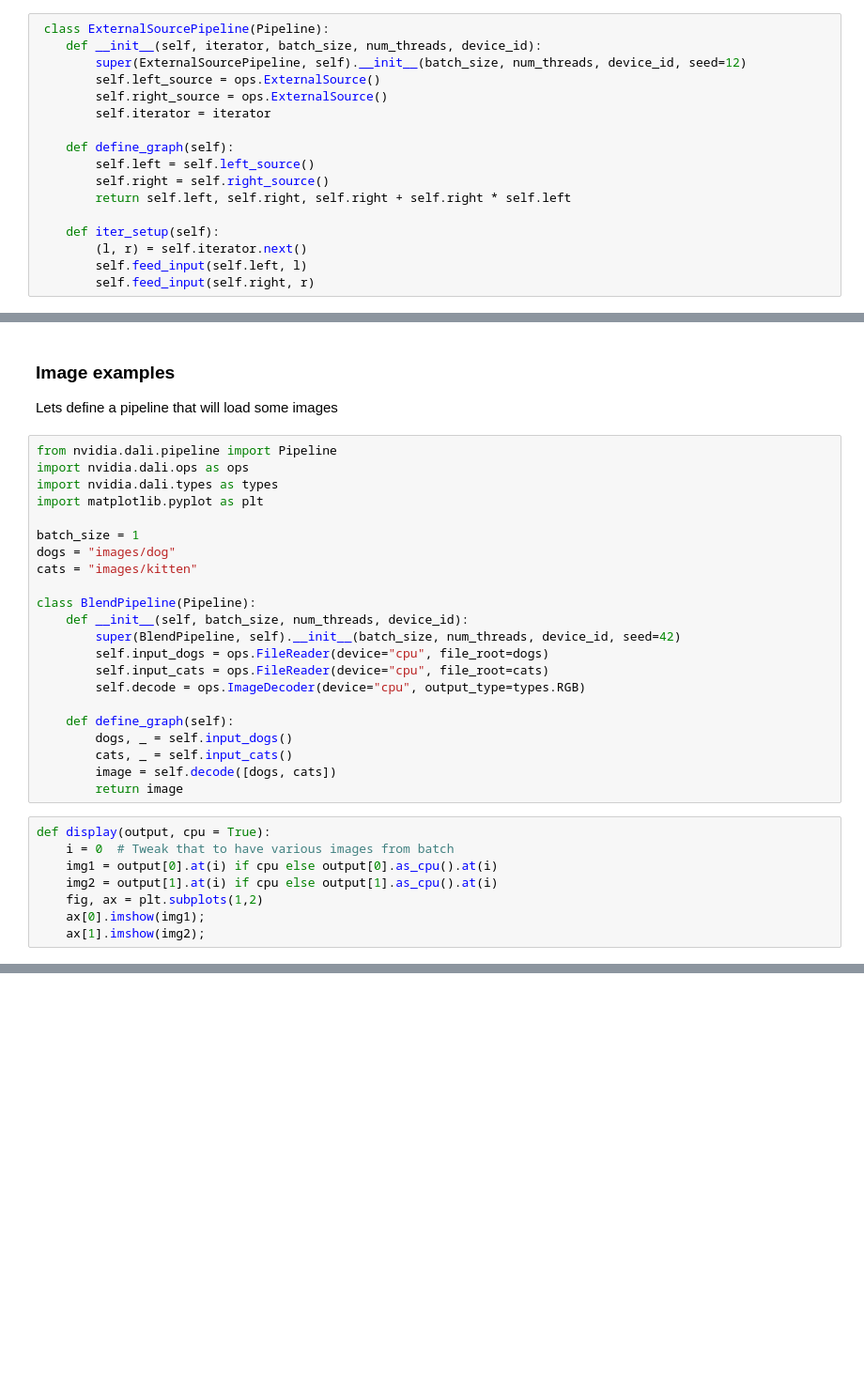
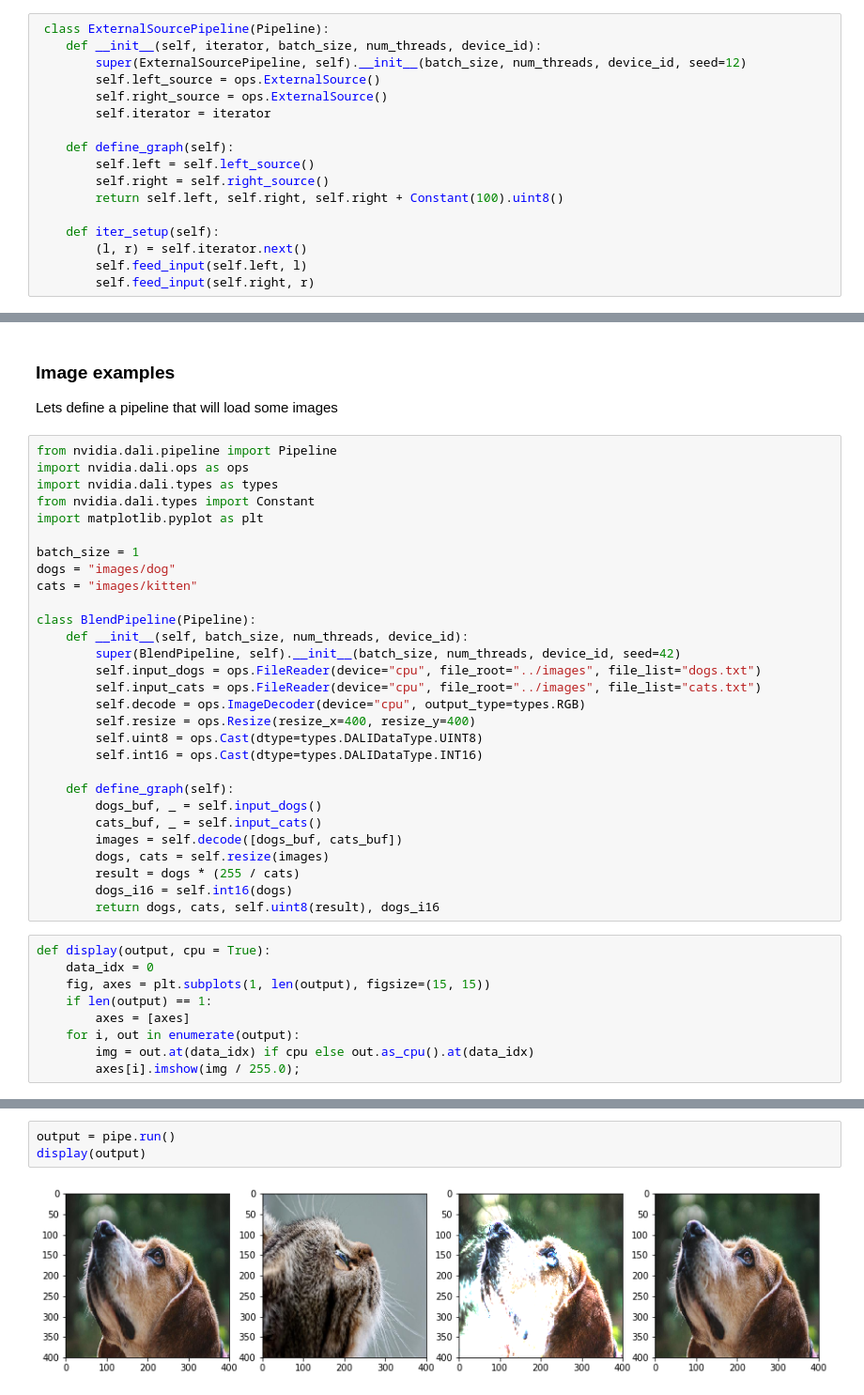
Before and after one commit to klecki/DALI, a Jupyter notebook: docs/examples/expressions/expressions.ipynb, the cells around one changed output, grey strips where cells are left out. Shown: that part at 94% size. Drawn from its saved outputs; the diff is of its cells as text; blank space fills up the shorter version.

Commit message:
WIP
Signed-off-by: Krzysztof Lecki <klecki@nvidia.com>

```diff
--- a/docs/examples/expressions/expressions.ipynb
+++ b/docs/examples/expressions/expressions.ipynb
@@ -78,7 +80,7 @@ Here we return both of the inputs and the result of `self.right + self.right * s
     def define_graph(self):
         self.left = self.left_source()
         self.right = self.right_source()
-        return self.left, self.right, self.right + self.right * self.left
+        return self.left, self.right, self.right + Constant(100).uint8()
 
     def iter_setup(self):
         (l, r) = self.iterator.next()
@@ -108,6 +110,7 @@ Lets define a pipeline that will load some images
 from nvidia.dali.pipeline import Pipeline
 import nvidia.dali.ops as ops
 import nvidia.dali.types as types
+from nvidia.dali.types import Constant
 import matplotlib.pyplot as plt
 
 batch_size = 1
@@ -117,23 +120,30 @@ cats = "images/kitten"
 class BlendPipeline(Pipeline):
     def __init__(self, batch_size, num_threads, device_id):
         super(BlendPipeline, self).__init__(batch_size, num_threads, device_id, seed=42)
-        self.input_dogs = ops.FileReader(device="cpu", file_root=dogs)
-        self.input_cats = ops.FileReader(device="cpu", file_root=cats)
+        self.input_dogs = ops.FileReader(device="cpu", file_root="../images", file_list="dogs.txt")
+        self.input_cats = ops.FileReader(device="cpu", file_root="../images", file_list="cats.txt")
         self.decode = ops.ImageDecoder(device="cpu", output_type=types.RGB)
+        self.resize = ops.Resize(resize_x=400, resize_y=400)
+        self.uint8 = ops.Cast(dtype=types.DALIDataType.UINT8)
+        self.int16 = ops.Cast(dtype=types.DALIDataType.INT16)
 
     def define_graph(self):
-        dogs, _ = self.input_dogs()
-        cats, _ = self.input_cats()
-        image = self.decode([dogs, cats])
-        return image
+        dogs_buf, _ = self.input_dogs()
+        cats_buf, _ = self.input_cats()
+        images = self.decode([dogs_buf, cats_buf])
+        dogs, cats = self.resize(images)
+        result = dogs * (255 / cats)
+        dogs_i16 = self.int16(dogs)
+        return dogs, cats, self.uint8(result), dogs_i16
-# %%
-def display(output, cpu = True):
-    i = 0  # Tweak that to have various images from batch
-    img1 = output[0].at(i) if cpu else output[0].as_cpu().at(i)
-    img2 = output[1].at(i) if cpu else output[1].as_cpu().at(i)
-    fig, ax = plt.subplots(1,2)
-    ax[0].imshow(img1);
-    ax[1].imshow(img2);
+# %%
+def display(output, cpu = True):
+    data_idx = 0
+    fig, axes = plt.subplots(1, len(output), figsize=(15, 15))
+    if len(output) == 1:
+        axes = [axes]
+    for i, out in enumerate(output):
+        img = out.at(data_idx) if cpu else out.as_cpu().at(data_idx)
+        axes[i].imshow(img / 255.0);
 # %%
 pipe = BlendPipeline(batch_size=batch_size, num_threads=1, device_id=0)
 pipe.build()
@@ -145,0 +150,5 @@ Stacktrace (75 entries):
+# %%
+output = pipe.run()
+display(output)
+# %% [output]
+[figure, added]
```
Also changed, not shown: parts of 7 cells of this notebook, 4 other files.
